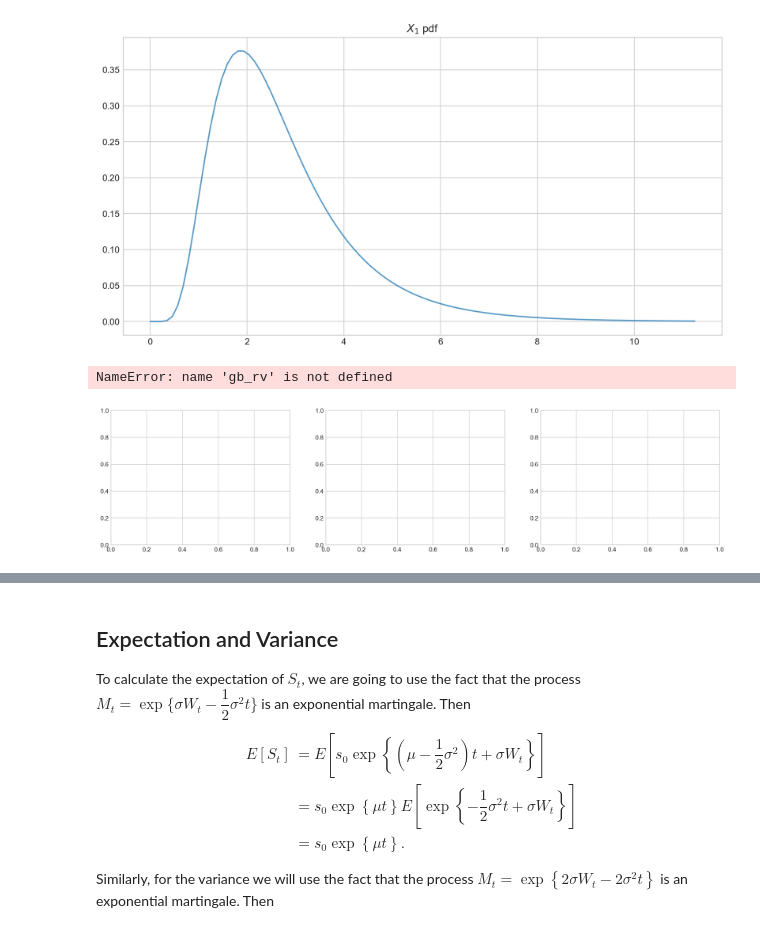
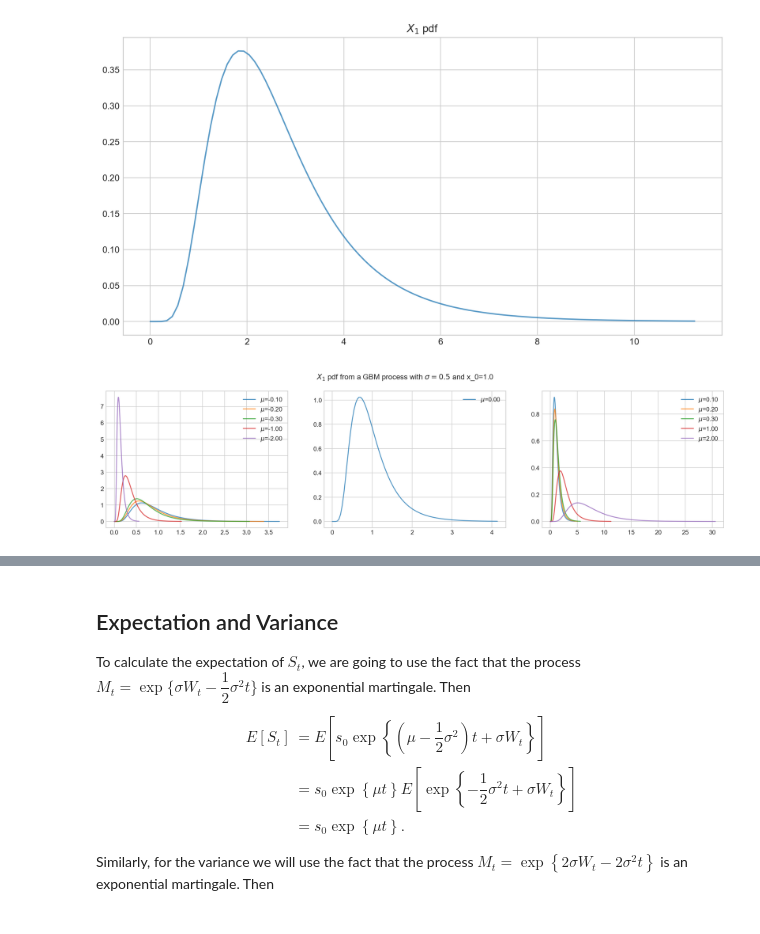
Before and after one commit to quantgirluk/Understanding-Quantitative-Finance, a Jupyter notebook: UQF/geometric_brownian_motion.ipynb, the cells around one changed output, grey strips where cells are left out. Drawn from its saved outputs; the diff is of its cells as text; code cells hidden in the pictures.

```diff
--- a/UQF/geometric_brownian_motion.ipynb
+++ b/UQF/geometric_brownian_motion.ipynb
@@ -97,30 +129,3 @@ plt.title(f'$X_1$ pdf')
 plt.show()
 # %% [output]
 [figure]
-# %%
-
-
-fig, (ax1, ax2, ax3) = plt.subplots(1, 3, figsize=(18, 4))
-for mu in [-0.1, -0.2, -0.3, -1, -2]:
-    St_variable = gb_rv(s0=1.0, mu=mu, sigma=0.2, t=1)
-    x = np.linspace(0, St_variable.ppf(0.999), 100)
-    ax1.plot(x, St_variable.pdf(x), '-', lw=1.5, alpha=0.75, label=f'$\mu$={mu:.2f}')
-ax1.legend()
-for mu in [0]:
-    St_variable = gb_rv(s0=1.0, mu=mu, sigma=0.2, t=1)
-    x = np.linspace(0, St_variable.ppf(0.999), 100)
-    ax2.plot(x, St_variable.pdf(x), '-', lw=1.5,
-             alpha=0.75, label=f'$\mu$={mu}')
-ax2.legend()
-
-for mu in [0.1, 0.2, 0.3, 1, 2]:
-    St_variable = gb_rv(s0=1.0, mu=mu, sigma=0.2, t=1)
-    x = np.linspace(0, St_variable.ppf(0.999), 100)
-    ax3.plot(x, St_variable.pdf(x), '-', lw=1.5,
-             alpha=0.75, label=f'$\mu$={mu:.2f}')
-ax3.legend()
-fig.suptitle('$S_1$ density function with $\sigma=0.2$', size=12)
-plt.show()
-# %% [output]
-NameError: name 'gb_rv' is not defined
-[figure, removed]
@@ -151,27 +132,15 @@ plt.show()
-# %%
-fig, (ax1, ax2, ax3) = plt.subplots(1, 3, figsize=(18, 4))
-
-for ts in [0.1, 0.2, 0.5]:
-    St_variable = gb_rv(s0=1.0, mu=0.1, sigma=0.2, t=ts)
-    x = np.linspace(0, St_variable.ppf(0.999), 100)
-    ax1.plot(x, St_variable.pdf(x), '-', lw=1.5,
-             alpha=0.75, label=f'$t$={ts:.2f}')
-ax1.legend()
-
-for ts in [1, 2, 5]:
-    St_variable = gb_rv(s0=1.0, mu=0.1, sigma=0.2, t=ts)
-    x = np.linspace(0, St_variable.ppf(0.999), 100)
-    ax2.plot(x, St_variable.pdf(x), '-', lw=1.5,
-             alpha=0.75, label=f'$t$={ts:.2f}')
-ax2.legend()
-
-for ts in [10, 20, 50]:
-    St_variable = gb_rv(s0=1.0, mu=0.1, sigma=0.2, t=ts)
-    x = np.linspace(0, St_variable.ppf(0.999), 100)
-    ax3.plot(x, St_variable.pdf(x), '-', lw=1.5,
-             alpha=0.75, label=f'$t$={ts:.2f}')
-ax3.legend()
-
-fig.suptitle('$S_1$ density function with $\mu=0.1, \sigma=0.2$', size=12)
-
-plt.show()
+# %%
+fig, axs = plt.subplots(1, 3, figsize=(18, 4))
+mu_values = ([-0.1, -0.2, -0.3, -1, -2], [0], [0.1, 0.2, 0.3, 1, 2])
+for (mus, ax) in zip(mu_values, axs):
+    for mu in mus:
+        process = GBM(drift=mu, volatility=0.5, initial=1.0)
+        X_t = process.get_marginal(t=1.0)
+        x = np.linspace(0, X_t.ppf(0.999), 100)
+        ax.plot(x, X_t.pdf(x), '-', lw=1.5,
+                alpha=0.75, label=f'$\mu$={mu:.2f}')
+        ax.legend()
+fig.suptitle(f'$X_1$ pdf from a GBM process with $\sigma=0.5$ and x_0=1.0')
+plt.show()
+# %% [output]
+[figure, added]
```
Also changed, not shown: parts of 16 cells of this notebook.
